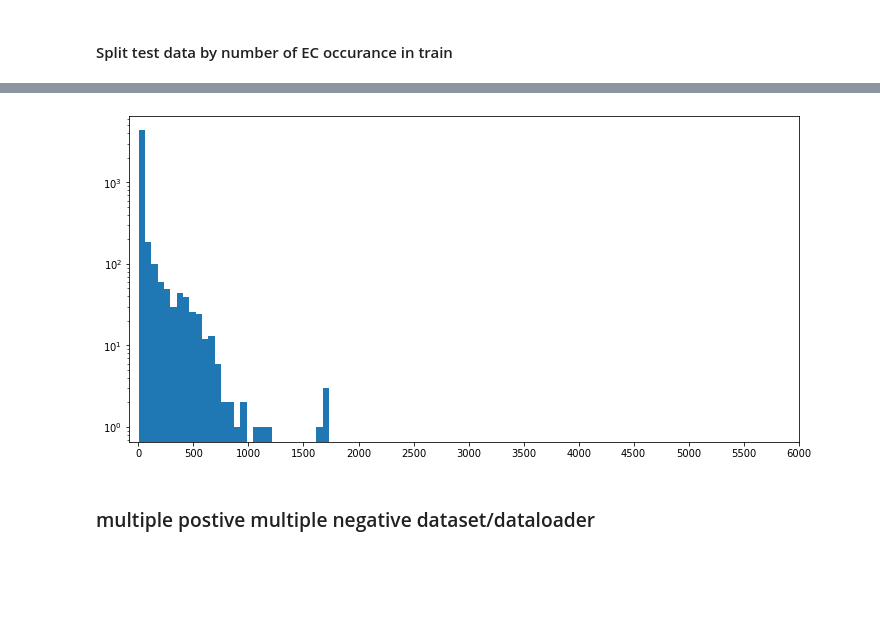
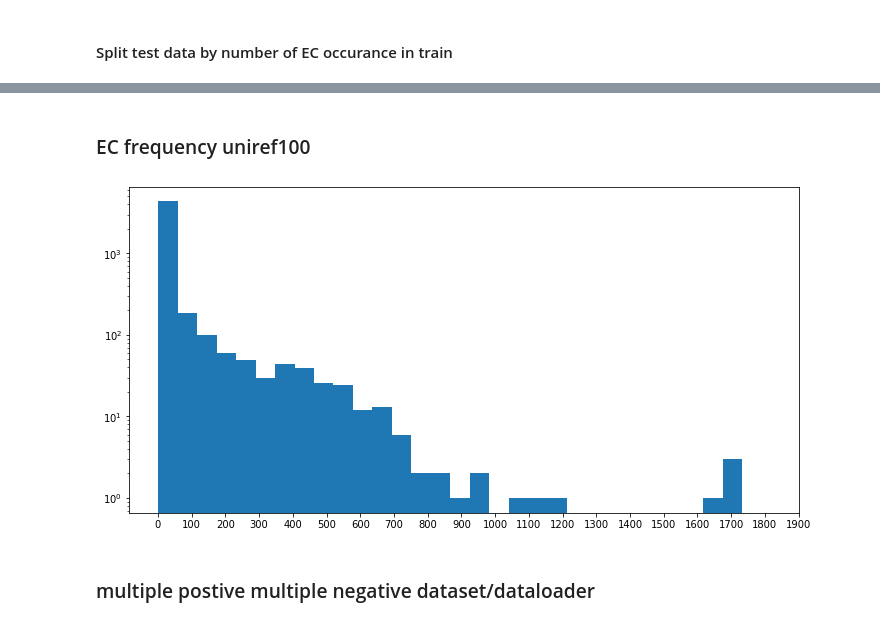
Before and after one commit to tttianhao/CLEAN, a Jupyter notebook: z-refactor.ipynb, the cells around one changed output, grey strips where cells are left out. Saved outputs shown, nothing was run; the diff lists cells and outputs as text; code cells hidden in the pictures; blank space fills up the shorter version.

Commit message:
new plots

```diff
--- a/z-refactor.ipynb
+++ b/z-refactor.ipynb
@@ -59,0 +60,13 @@ for i, row in enumerate(csvreader):
+# %%
+args_train_data = "uniref10_train_split_0"
+args_test_data = "uniref10_test_split_0_curate"
+id_ec_tr, ec_id_dict_tr = get_ec_id_dict('./data/uniref10/' + args_train_data + '.csv')
+id_ec_te, ec_id_dict_te = get_ec_id_dict('./data/uniref10/' + args_test_data + '.csv')
+EC_freq = []
+for key in ec_id_dict_tr.keys():
+    per_EC_id_count = len(ec_id_dict_tr[key])
+    EC_freq.append(per_EC_id_count)
+fig = plt.figure(figsize=(12, 6))
+_ = plt.hist(EC_freq, bins=30)
+_ = plt.yscale('log')
+_ = plt.xticks(np.arange(0, 500, 50))
@@ -60,8 +75,10 @@ for i, row in enumerate(csvreader):
+# %% [markdown]
+### EC frequency uniref100
 # %%
 args_train_data = "uniref100_train_split_0"
-args_test_data = "uniref10_test_split_1_curate"
-id_ec_tr, ec_id_dict_tr = get_ec_id_dict('./data/' + args_train_data + '.csv')
-id_ec_te, ec_id_dict_te = get_ec_id_dict('./data/' + args_test_data + '.csv')
+args_test_data = "uniref100_test_split_0_curate"
+id_ec_tr, ec_id_dict_tr = get_ec_id_dict('./data/uniref100/' + args_train_data + '.csv')
+id_ec_te, ec_id_dict_te = get_ec_id_dict('./data/uniref100/' + args_test_data + '.csv')
 # %%
 EC_freq = []
 for key in ec_id_dict_tr.keys():
@@ -70,10 +87,10 @@ for key in ec_id_dict_tr.keys():
 # %%
 fig = plt.figure(figsize=(12, 6))
 _ = plt.hist(EC_freq, bins=30)
 _ = plt.yscale('log')
-_ = plt.xticks(np.arange(0, 6200, 500))
+_ = plt.xticks(np.arange(0, 2000, 100))
 # %% [output]
-[figure, old version]
+[figure, new version]
 # %% [markdown]
 ### multiple postive multiple negative dataset/dataloader
 # %%
```
Also changed, not shown: parts of 3 cells of this notebook, 4 other files.
